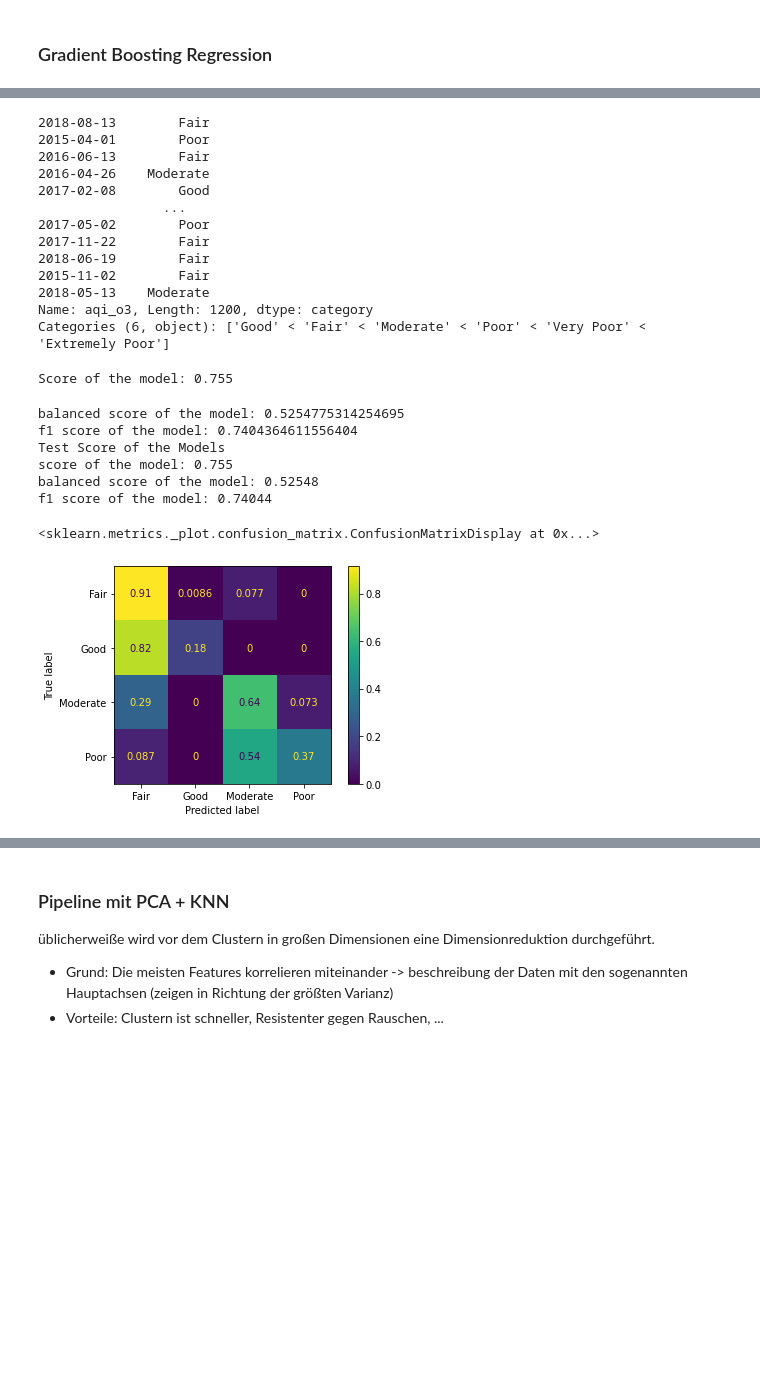
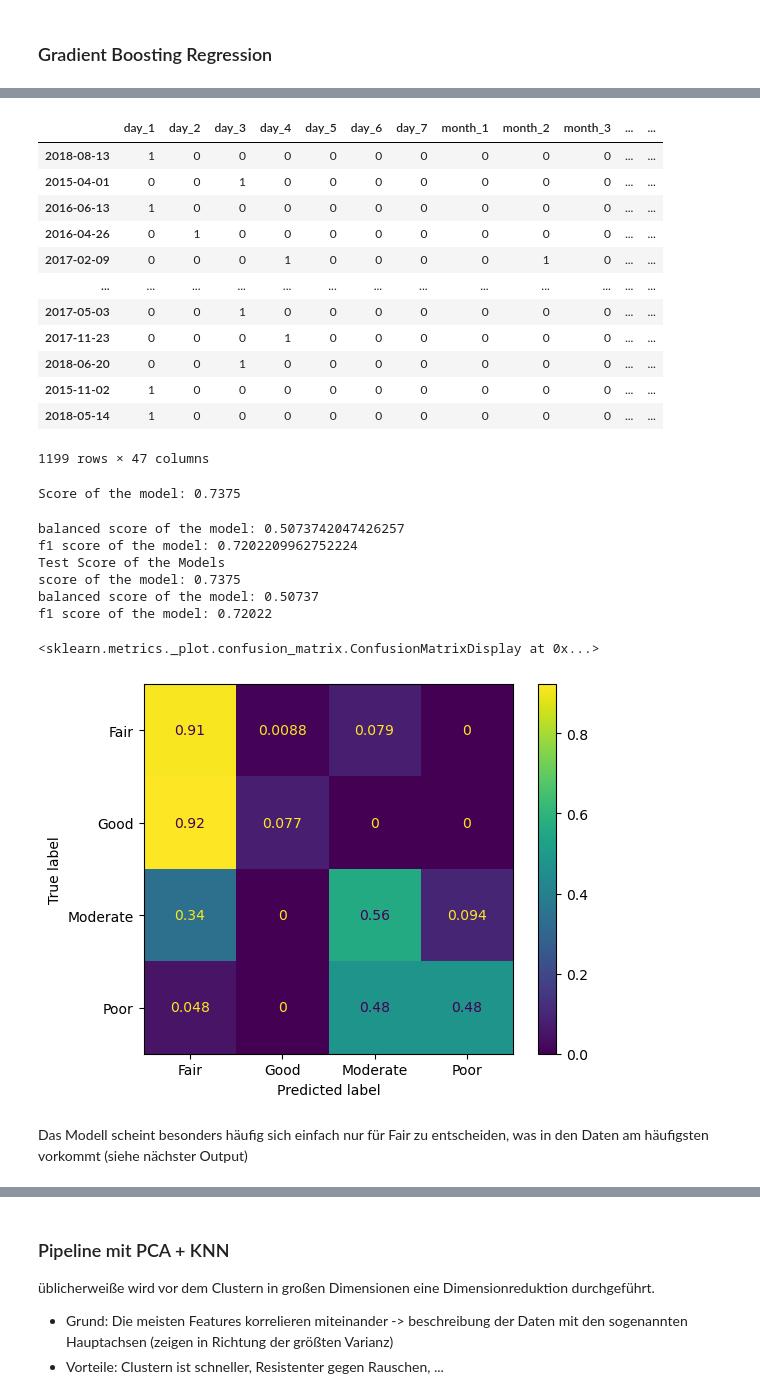
Before and after one commit to fxschmidt/AirPollution, a Jupyter notebook: Eigenes_Projekt/machine_learning.ipynb, the cells around one changed output, grey strips where cells are left out. Drawn from its saved outputs; the diff is of its cells as text; code cells hidden in the pictures; blank space fills up the shorter version.

```diff
--- a/Eigenes_Projekt/machine_learning.ipynb
+++ b/Eigenes_Projekt/machine_learning.ipynb
@@ -324,56 +315,60 @@ O3 bietet sich hierbei an, da dieser Schadstoff auch hohe AQI-Werte aufweist
 # %%
 predict_column="aqi_o3"
 X_train_classify , X_test_classify , y_train_classify , y_test_classify = train_test_split(predict_today_dropna.drop(['aqi_pm2_5','aqi_so2',
-                                                                           'aqi_no2',predict_column,"mean_o3","max_value_o3"],axis=1),
+                                                                           'aqi_no2',predict_column,"mean_o3","max_value_o3","aqi_max"],axis=1),
                                                        predict_today_dropna[predict_column],random_state=1)
-y_train_classify
+X_train_classify
 # %% [output]
+|  | day_1 | day_2 | day_3 | day_4 | day_5 | day_6 | day_7 | month_1 | month_2 | month_3 | ... | ... |
+| 2018-08-13 | 1 | 0 | 0 | 0 | 0 | 0 | 0 | 0 | 0 | 0 | ... | ... |
+| 2015-04-01 | 0 | 0 | 1 | 0 | 0 | 0 | 0 | 0 | 0 | 0 | ... | ... |
+| 2016-06-13 | 1 | 0 | 0 | 0 | 0 | 0 | 0 | 0 | 0 | 0 | ... | ... |
+| 2016-04-26 | 0 | 1 | 0 | 0 | 0 | 0 | 0 | 0 | 0 | 0 | ... | ... |
+| 2017-02-09 | 0 | 0 | 0 | 1 | 0 | 0 | 0 | 0 | 1 | 0 | ... | ... |
+| ... | ... | ... | ... | ... | ... | ... | ... | ... | ... | ... | ... | ... |
+| 2017-05-03 | 0 | 0 | 1 | 0 | 0 | 0 | 0 | 0 | 0 | 0 | ... | ... |
+| 2017-11-23 | 0 | 0 | 0 | 1 | 0 | 0 | 0 | 0 | 0 | 0 | ... | ... |
+| 2018-06-20 | 0 | 0 | 1 | 0 | 0 | 0 | 0 | 0 | 0 | 0 | ... | ... |
+| 2015-11-02 | 1 | 0 | 0 | 0 | 0 | 0 | 0 | 0 | 0 | 0 | ... | ... |
+| 2018-05-14 | 1 | 0 | 0 | 0 | 0 | 0 | 0 | 0 | 0 | 0 | ... | ... |
-2018-08-13        Fair
-2015-04-01        Poor
-2016-06-13        Fair
-2016-04-26    Moderate
-2017-02-08        Good
-                ...
-2017-05-02        Poor
-2017-11-22        Fair
-2018-06-19        Fair
-2015-11-02        Fair
-2018-05-13    Moderate
-Name: aqi_o3, Length: 1200, dtype: category
-Categories (6, object): ['Good' < 'Fair' < 'Moderate' < 'Poor' < 'Very Poor' < 'Extremely Poor']
+1199 rows × 47 columns
 # %%
+'Train the model'
 rfc = RandomForestClassifier(max_depth=200,min_samples_split=10)
 rfc.fit(X_train_classify,y_train_classify)
 score= rfc.score(X_test_classify,y_test_classify)
 print(f"Score of the model: {score}")
 # %% [output]
-Score of the model: 0.755
+Score of the model: 0.7375
 # %%
+'Evaluate the model'
 model=rfc
 y_predict=model.predict(X_test_classify)
 score_balanced= balanced_accuracy_score(y_true=y_test_classify,y_pred=y_predict)
 print(f"balanced score of the model: {score_balanced}")
 f1_score= metrics.f1_score(y_true=y_test_classify,y_pred=y_predict,average="weighted")
 print(f"f1 score of the model: {f1_score}")
 
 'Test Score'
 print("Test Score of the Models")
 accuracy_test=metrics.accuracy_score(y_test_classify,y_predict)
 print(f"score of the model: {round(accuracy_test,5)}")
 balanced_accuracy_test=metrics.balanced_accuracy_score(y_test_classify,y_predict)
 print(f"balanced score of the model: {round(balanced_accuracy_test,5)}")
 f1_test=metrics.f1_score(y_test_classify,y_predict,average="weighted")
 print(f"f1 score of the model: {round(f1_test,5)}")
 
 cm=confusion_matrix(y_true=y_test_classify,y_pred=y_predict,labels=model.classes_,normalize="true")
 disp = ConfusionMatrixDisplay(cm,display_labels=model.classes_)
 disp.plot()
 # %% [output]
-balanced score of the model: 0.5254775314254695
-f1 score of the model: 0.7404364611556404
+balanced score of the model: 0.5073742047426257
+f1 score of the model: 0.7202209962752224
 Test Score of the Models
-score of the model: 0.755
-balanced score of the model: 0.52548
-f1 score of the model: 0.74044
+score of the model: 0.7375
+balanced score of the model: 0.50737
+f1 score of the model: 0.72022
 <sklearn.metrics._plot.confusion_matrix.ConfusionMatrixDisplay at 0x...>
-[figure, old version]
+[figure, new version]
+# %% [markdown]
+Das Modell scheint besonders häufig sich einfach nur für Fair zu entscheiden, was in den Daten am häufigsten vorkommt (siehe nächster Output)
```
Also changed, not shown: parts of 64 cells of this notebook, 5 other files.
